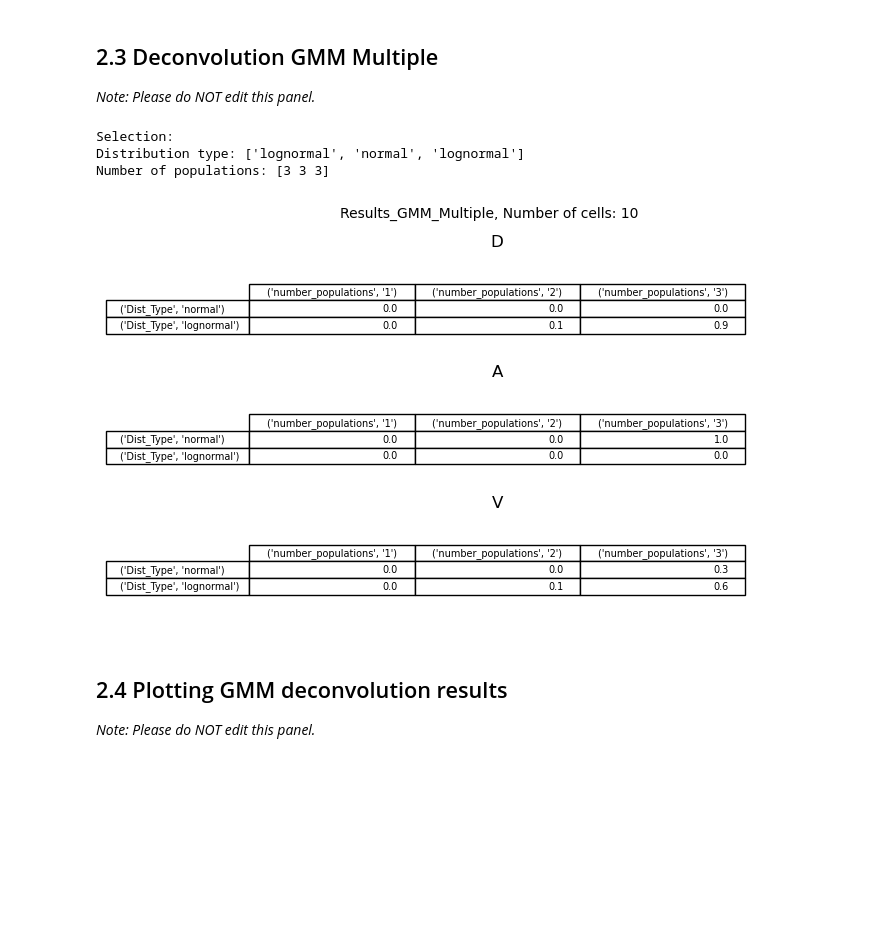
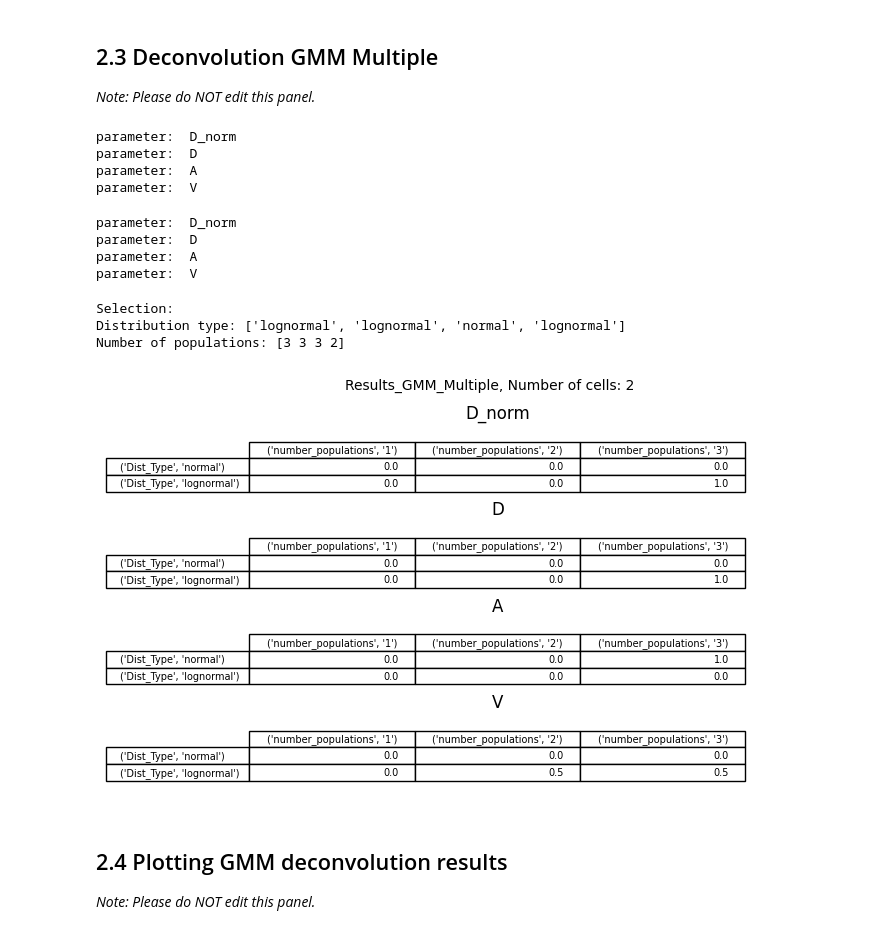
Before and after one commit to haitham-shaban/hidpy, a Jupyter notebook: notebooks/02-hidpy-stage-2.ipynb, the cells around one changed output. Drawn from its saved outputs; the diff is of its cells as text; code cells hidden in the pictures; blank space fills up the shorter version.

Commit message:
added normalized D calculation

```diff
--- a/notebooks/02-hidpy-stage-2.ipynb
+++ b/notebooks/02-hidpy-stage-2.ipynb
@@ -40,7 +40,7 @@ numDist = 3 # Choose maximum number of distributions
 pickle_files_directory = '%s/../data/U2OS_SiR_DNA_NoSerum/hidpy.output/Pickles/' % os.getcwd()
 
 # Parameters that will be deconvolved
-parameters2decon=['D','A','V']
+parameters2decon=['D_norm', 'D','A','V']
 
 # Number of bins of the histograms
 nbins = 30
@@ -54,23 +54,31 @@ _Note: Please do NOT edit this panel._
 # %%
 # Read cell pickle files
 pickle_files = core.file_utils.list_files_in_directory(directory=pickle_files_directory, extension='.pickle')
-
+pickle_files = pickle_files[:2]
 # Dictionary with all the Bayes struct per cell
 BayesMat = importDeconvolutionGMM.apply_gmm_on_multiple_files(pickle_files, parameters2decon, numDist) # Apply GMM
 
 gmm_multiple_directory = '%s/gmm_multiple/' % pickle_files_directory
 core.file_utils.create_directory(gmm_multiple_directory)
 
 Sel_DistributionTypeAuto,Sel_numDistAuto=importDeconvolutionGMM.generatetable_TestGMM(gmm_multiple_directory, BayesMat, parameters2decon) # Make Table
 
 print('Selection:')
 print("Distribution type: %s" % Sel_DistributionTypeAuto)
 print("Number of populations: %s" % Sel_numDistAuto)
 # %% [output]
-Selection:
-Distribution type: ['lognormal', 'normal', 'lognormal']
-Number of populations: [3 3 3]
+parameter:  D_norm
+parameter:  D
+parameter:  A
+parameter:  V
+parameter:  D_norm
+parameter:  D
+parameter:  A
+parameter:  V
+Selection:
+Distribution type: ['lognormal', 'lognormal', 'normal', 'lognormal']
+Number of populations: [3 3 3 2]
-[figure, old version]
+[figure, new version]
 # %% [markdown]
 ## 2.4 Plotting GMM deconvolution results
 
```
Also changed, not shown: parts of 3 cells of this notebook, 28 other files.
